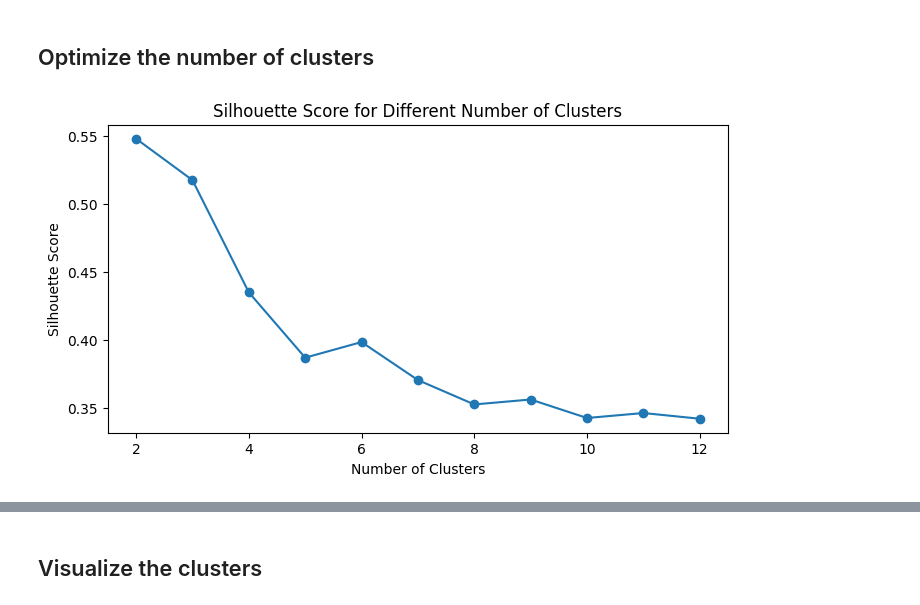
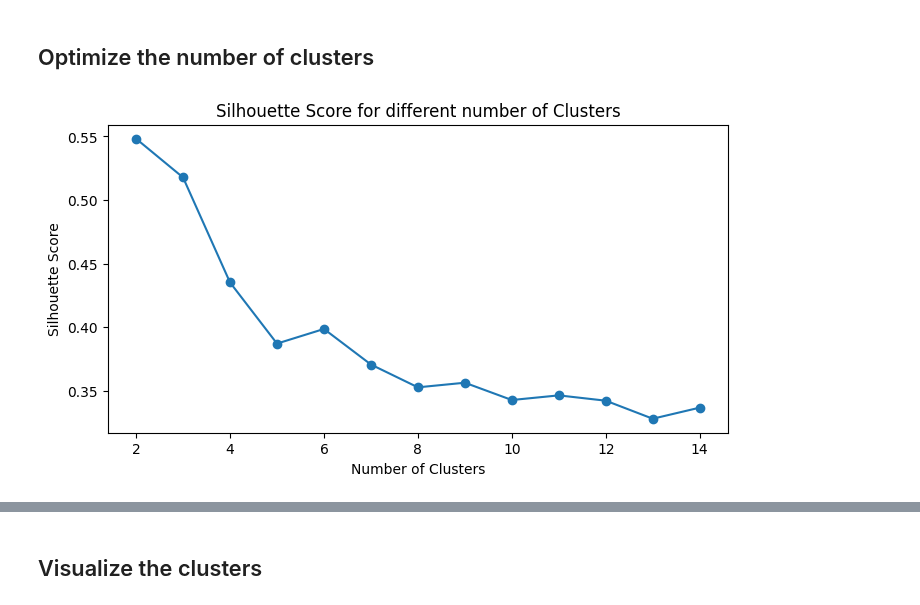
Before and after one commit to bademari/AI_ML_Lab, a Jupyter notebook: Lab 6.ipynb, the cells around one changed output, grey strips where cells are left out. Cells and saved outputs as stored; diff of their text form; code cells hidden in the pictures.

```diff
--- a/Lab 6.ipynb
+++ b/Lab 6.ipynb
@@ -48,7 +48,7 @@ from sklearn.metrics import silhouette_score
 import matplotlib.pyplot as plt
 # %%
 silhouette_scores = []
-cluster_range = range(2, 13)
+cluster_range = range(2, 15)
 
 for n_clusters in cluster_range:
     kmeans = KMeans(n_clusters=n_clusters, random_state=42)
@@ -58,9 +58,9 @@ for n_clusters in cluster_range:
 # %%
 plt.figure(figsize=(8, 4))
 plt.plot(cluster_range, silhouette_scores, marker='o')
 plt.xlabel("Number of Clusters")
 plt.ylabel("Silhouette Score")
-plt.title("Silhouette Score for Different Number of Clusters")
+plt.title("Silhouette Score for different number of Clusters")
 plt.show()
 # %% [output]
-[figure, old version]
+[figure, new version]
```
Also changed, not shown: parts of 14 cells of this notebook, 14 other files.
